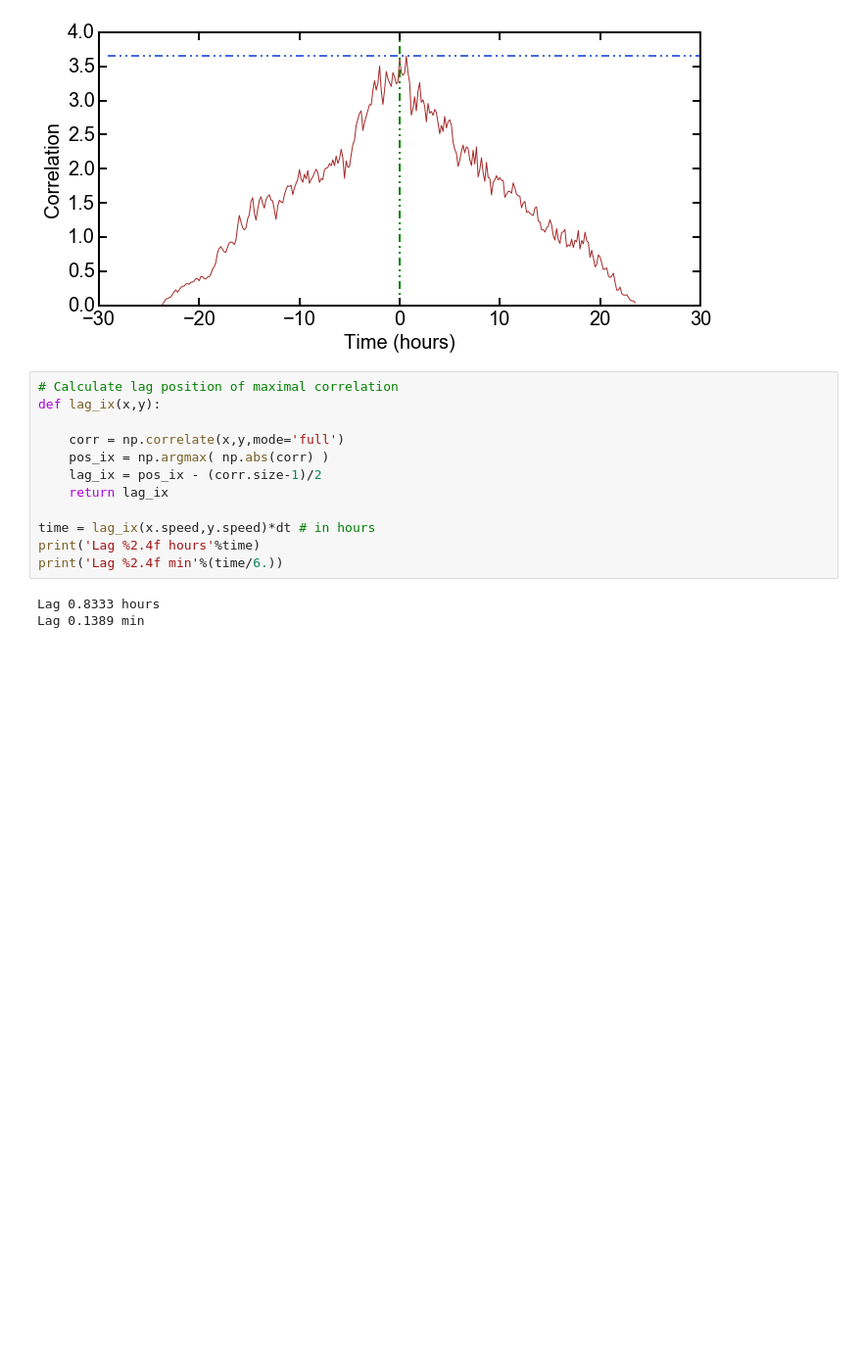
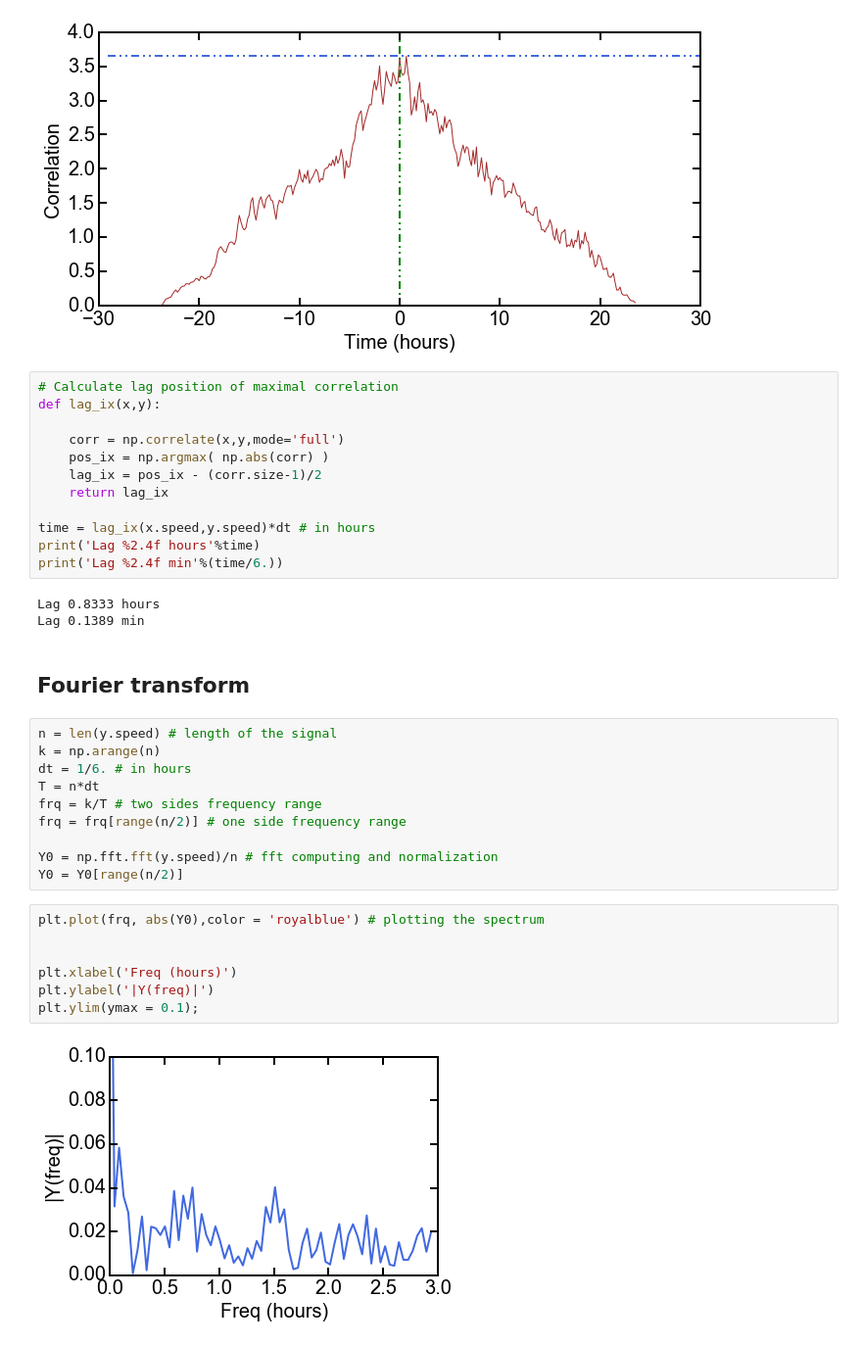
Before and after one commit to OrielBanne/myIPythonNotebooks, a Jupyter notebook: pub/Distances periodicity.ipynb, the cells around one changed output. Shown at 98% size. Drawn from its saved outputs; the diff is of its cells as text; blank space fills up the shorter version.

```diff
--- a/pub/Distances correlation.ipynb
+++ b/pub/Distances periodicity.ipynb
@@ -147,3 +148,24 @@ print('Lag %2.4f min'%(time/6.))
 # %% [output]
 Lag 0.8333 hours
 Lag 0.1389 min
+# %% [markdown]
+<H2>Fourier transform</H2>
+# %%
+n = len(y.speed) # length of the signal
+k = np.arange(n)
+dt = 1/6. # in hours
+T = n*dt
+frq = k/T # two sides frequency range
+frq = frq[range(n/2)] # one side frequency range
+
+Y0 = np.fft.fft(y.speed)/n # fft computing and normalization
+Y0 = Y0[range(n/2)]
+# %%
+plt.plot(frq, abs(Y0),color = 'royalblue') # plotting the spectrum
+
+
+plt.xlabel('Freq (hours)')
+plt.ylabel('|Y(freq)|')
+plt.ylim(ymax = 0.1);
+# %% [output]
+[figure, added]
```
Also changed, not shown: parts of 2 cells of this notebook, 2 other files.
